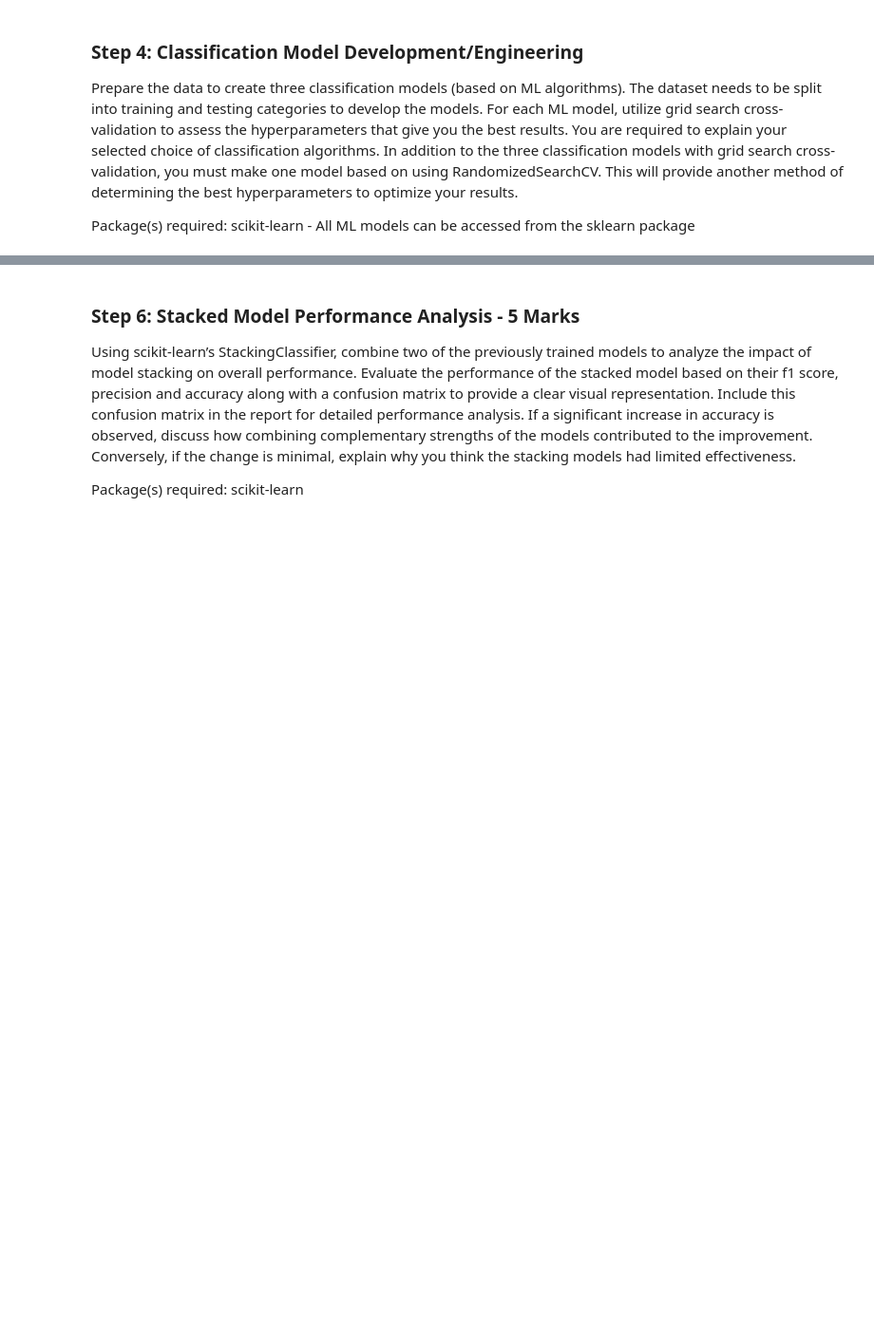
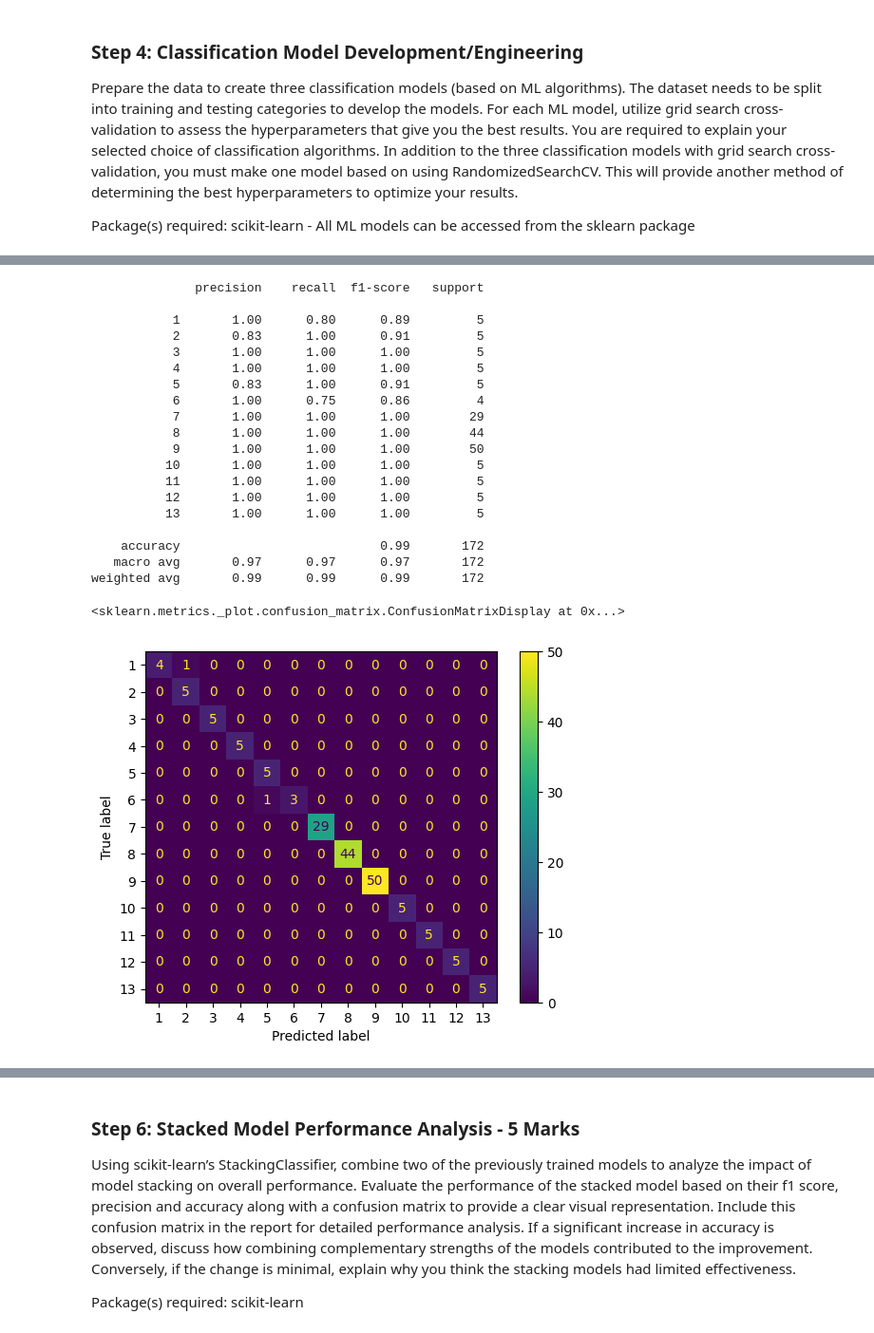
Before and after one commit to kikutabryan/AER850_Project, a Jupyter notebook: src/project_1.ipynb, the cells around one changed output, grey strips where cells are left out. Shown: that part at 95% size. Drawn from its saved outputs; the diff is of its cells as text; code cells hidden in the pictures; blank space fills up the shorter version.

Commit message:
added scoring and confusion matrices

```diff
--- a/src/project_1.ipynb
+++ b/src/project_1.ipynb
@@ -184,25 +194,17 @@ scaler.fit(X_train)
 X_train = pd.DataFrame(scaler.transform(X_train), columns=X_train.columns)
 X_test = pd.DataFrame(scaler.transform(X_test), columns=X_test.columns)
 # %%
-# Support Vector Machine (SVM)
-svr = SVC(random_state=42)
-param_grid_svr = {
+# Support Vector Classifier (SVC)
+svc = SVC(random_state=42)
+param_grid_svc = {
     "C": [0.1, 1, 10, 100],
     "kernel": ["linear", "poly", "rbf", "sigmoid"],
     "degree": [2, 3, 4],
     "gamma": ["scale", "auto"],
 }
 
-grid_search_svr = GridSearchCV(svr, param_grid_svr, cv=5, scoring="f1_micro", n_jobs=-1)
-grid_search_svr.fit(X_train, y_train)
-best_model_svr = grid_search_svr.best_estimator_
-print(f"Best SVM Model: {best_model_svr}")
-
-y_train_pred_svr = best_model_svr.predict(X_train)
-y_test_pred_svr = best_model_svr.predict(X_test)
-train_accuracy_svr = f1_score(y_train, y_train_pred_svr, average='micro')
-test_accuracy_svr = f1_score(y_test, y_test_pred_svr, average='micro')
-
-print(f"Training F1 Micro Score: {train_accuracy_svr * 100:.2f}%")
-print(f"Testing F1 Micro Score: {test_accuracy_svr * 100:.2f}%")
+grid_search_svc = GridSearchCV(svc, param_grid_svc, cv=5, scoring="f1_micro", n_jobs=-1)
+grid_search_svc.fit(X_train, y_train)
+svc_model = grid_search_svc.best_estimator_
+print(f"Best SVC Model: {svc_model}")
 # %% [output]
@@ -370,0 +317,27 @@ Testing F1 Micro Score: 99.42%
+# %%
+# Support Vector Classifier (SVC)
+y_pred_svc = svc_model.predict(X_test)
+print(classification_report(y_test, y_pred_svc))
+ConfusionMatrixDisplay.from_estimator(svc_model, X_test, y_test)
+# %% [output]
+              precision    recall  f1-score   support
+
+           1       1.00      0.80      0.89         5
+           2       0.83      1.00      0.91         5
+           3       1.00      1.00      1.00         5
+           4       1.00      1.00      1.00         5
+           5       0.83      1.00      0.91         5
+           6       1.00      0.75      0.86         4
+           7       1.00      1.00      1.00        29
+           8       1.00      1.00      1.00        44
+           9       1.00      1.00      1.00        50
+          10       1.00      1.00      1.00         5
+          11       1.00      1.00      1.00         5
+          12       1.00      1.00      1.00         5
+          13       1.00      1.00      1.00         5
+
+    accuracy                           0.99       172
+   macro avg       0.97      0.97      0.97       172
+weighted avg       0.99      0.99      0.99       172
+<sklearn.metrics._plot.confusion_matrix.ConfusionMatrixDisplay at 0x...>
+[figure, added]
```
Also changed, not shown: parts of 19 cells of this notebook, 1 other file.
